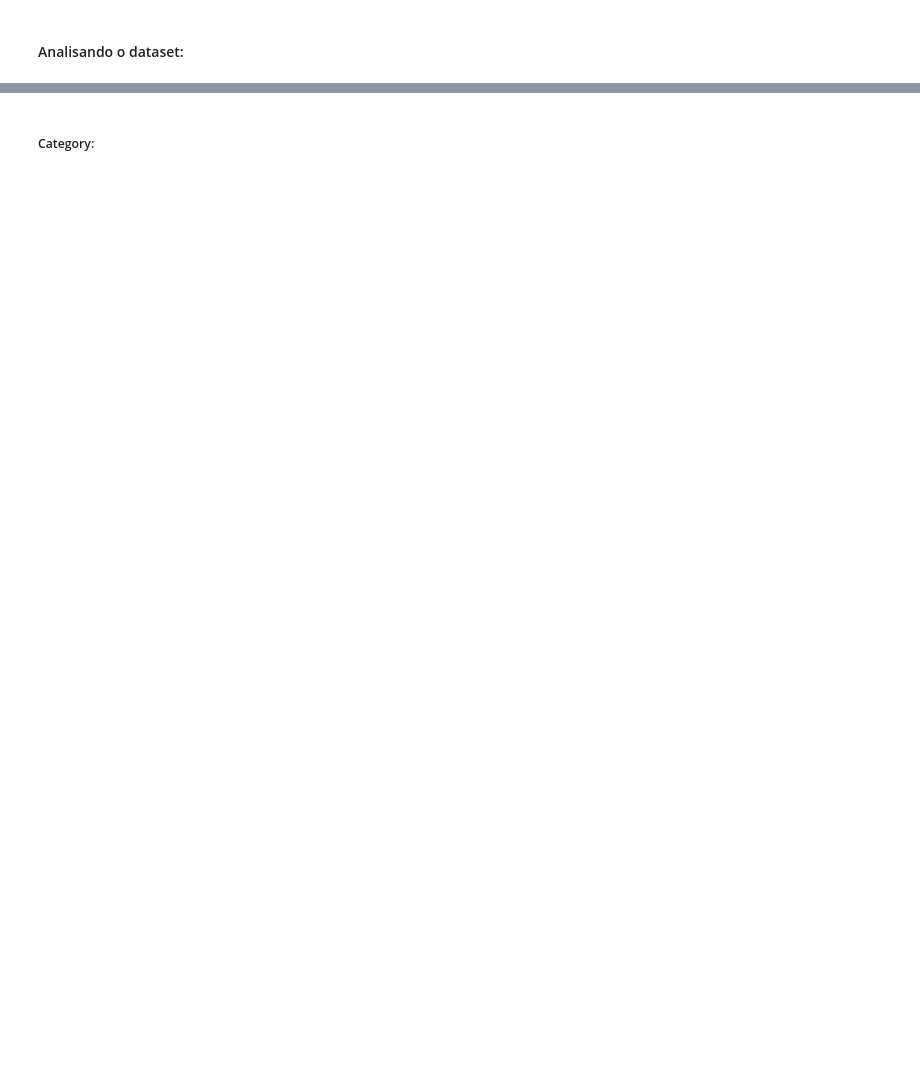
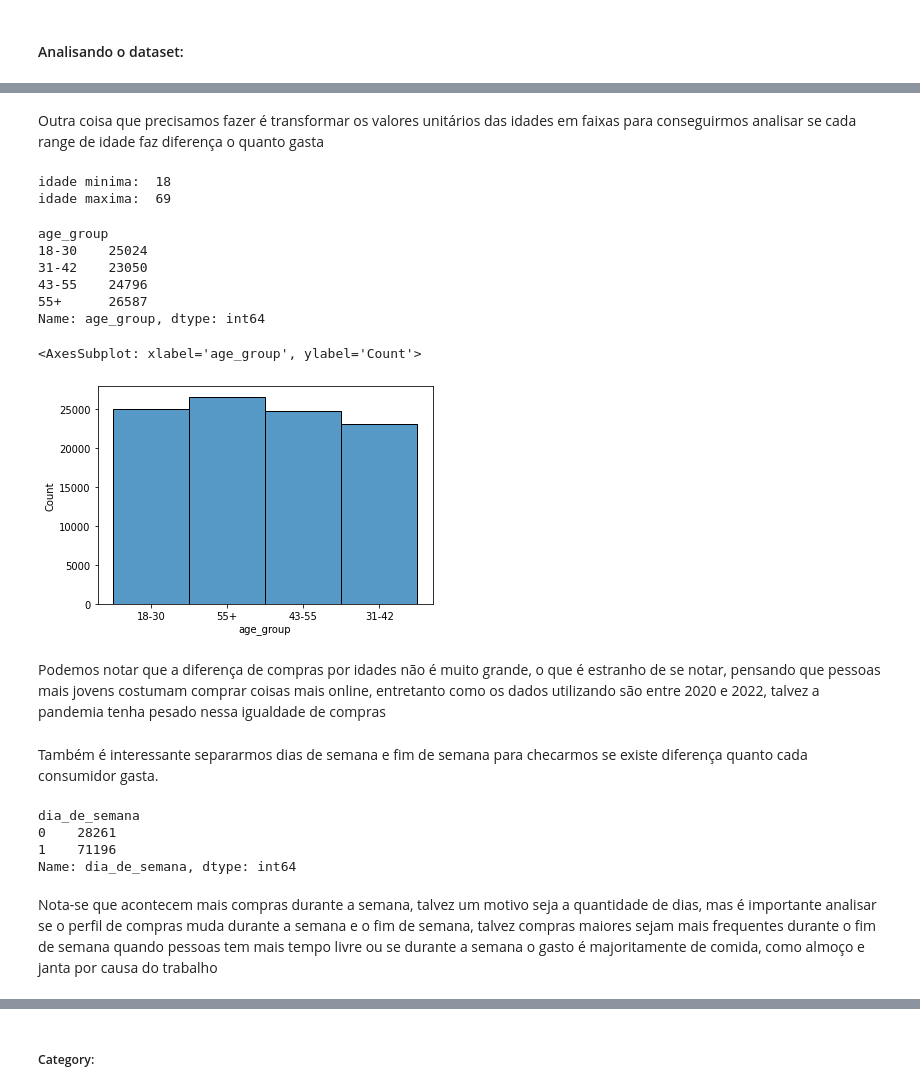
Before and after one commit to nataliaqmc/MachineLearning, a Jupyter notebook: projetoFinal.ipynb, the cells around one changed output, grey strips where cells are left out. Cells and saved outputs as stored; diff of their text form; code cells hidden in the pictures; blank space fills up the shorter version.

```diff
--- a/projetoFinal.ipynb
+++ b/projetoFinal.ipynb
@@ -45,0 +81,3 @@ memory usage: 7.6+ MB
+# %%
+## criando coluno pagamento total
+data['Total_payment/TL'] = (data['quantity'] * data['price'])
@@ -45,0 +102,25 @@ memory usage: 7.6+ MB
+# %%
+data['invoice_date'] = pd.to_datetime(data['invoice_date'], dayfirst= True)
+data['Day'] = data['invoice_date'].dt.day_name()
+data['Month'] = data['invoice_date'].dt.month_name()
+data['Year'] = data['invoice_date'].dt.year
+data['MonthNo'] = data['invoice_date'].dt.month
+# %% [markdown]
+Outra coisa que precisamos fazer é transformar os valores unitários das idades em faixas para conseguirmos analisar se cada range de idade faz diferença o quanto gasta
+# %%
+print("idade minima: ", data['age'].min())
+print("idade maxima: ", data['age'].max())
+# %% [output]
+idade minima:  18
+idade maxima:  69
+# %%
+def age_group_(age):
+    if age <= 30:
+        age_group = '18-30'
+    elif age <= 42:
+        age_group = '31-42'
+    elif age <= 55:
+        age_group = '43-55'
+    else:
+        age_group = '55+'
+    return age_group
@@ -45,0 +129,18 @@ memory usage: 7.6+ MB
+# %%
+data['age_group'].groupby(data['age_group']).count()
+# %% [output]
+age_group
+18-30    25024
+31-42    23050
+43-55    24796
+55+      26587
+Name: age_group, dtype: int64
+# %%
+sns.histplot(data['age_group'])
+# %% [output]
+<AxesSubplot: xlabel='age_group', ylabel='Count'>
+[figure, added]
+# %% [markdown]
+Podemos notar que a diferença de compras por idades não é muito grande, o que é estranho de se notar, pensando que pessoas mais jovens costumam comprar coisas mais online, entretanto como os dados utilizando são entre 2020 e 2022, talvez a pandemia tenha pesado nessa igualdade de compras
+# %% [markdown]
+Também é interessante separarmos dias de semana e fim de semana para checarmos se existe diferença quanto cada consumidor gasta.
@@ -45,0 +149,9 @@ memory usage: 7.6+ MB
+# %%
+data['dia_de_semana'].groupby(data['dia_de_semana']).count()
+# %% [output]
+dia_de_semana
+0    28261
+1    71196
+Name: dia_de_semana, dtype: int64
+# %% [markdown]
+Nota-se que acontecem mais compras durante a semana, talvez um motivo seja a quantidade de dias, mas é importante analisar se o perfil de compras muda durante a semana e o fim de semana, talvez compras maiores sejam mais frequentes durante o fim de semana quando pessoas tem mais tempo livre ou se durante a semana o gasto é majoritamente de comida, como almoço e janta por causa do trabalho
```
Also changed, not shown: parts of 47 cells of this notebook.
